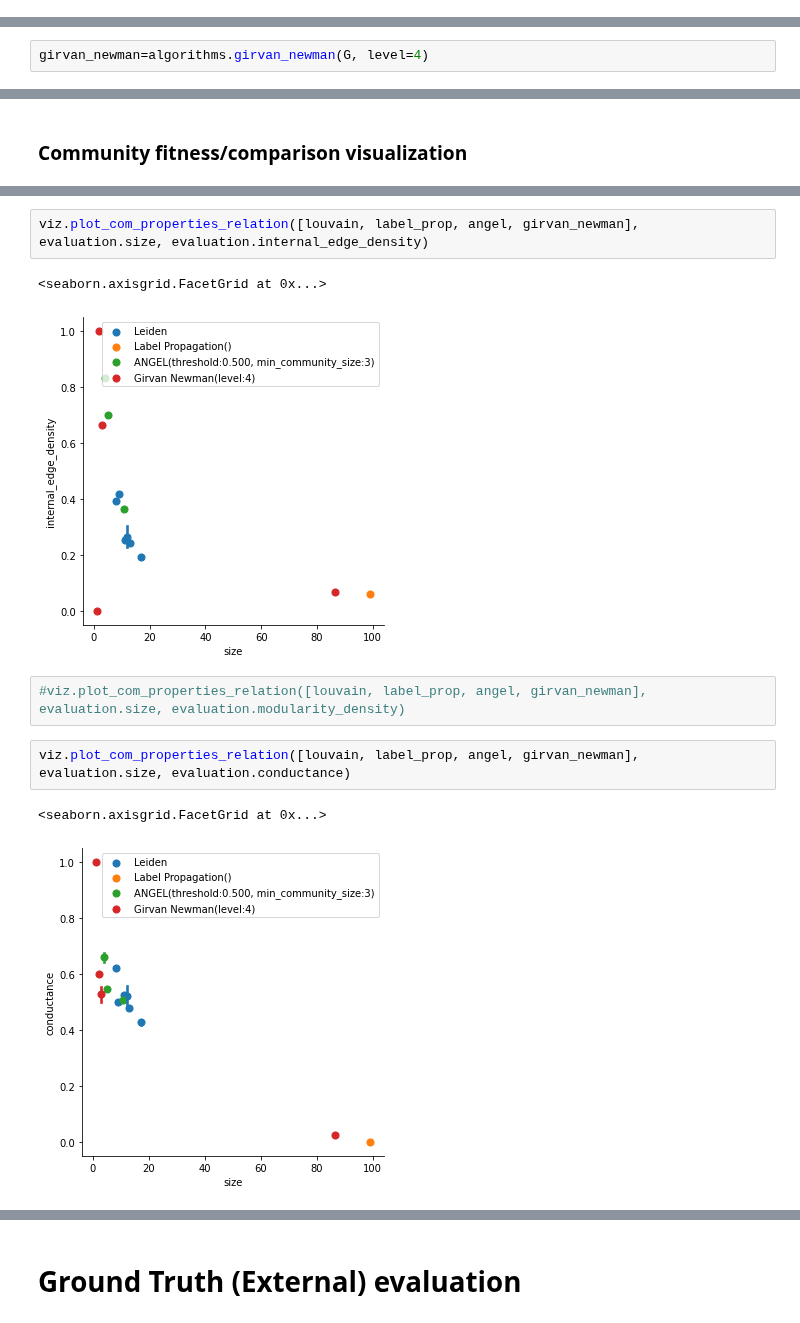
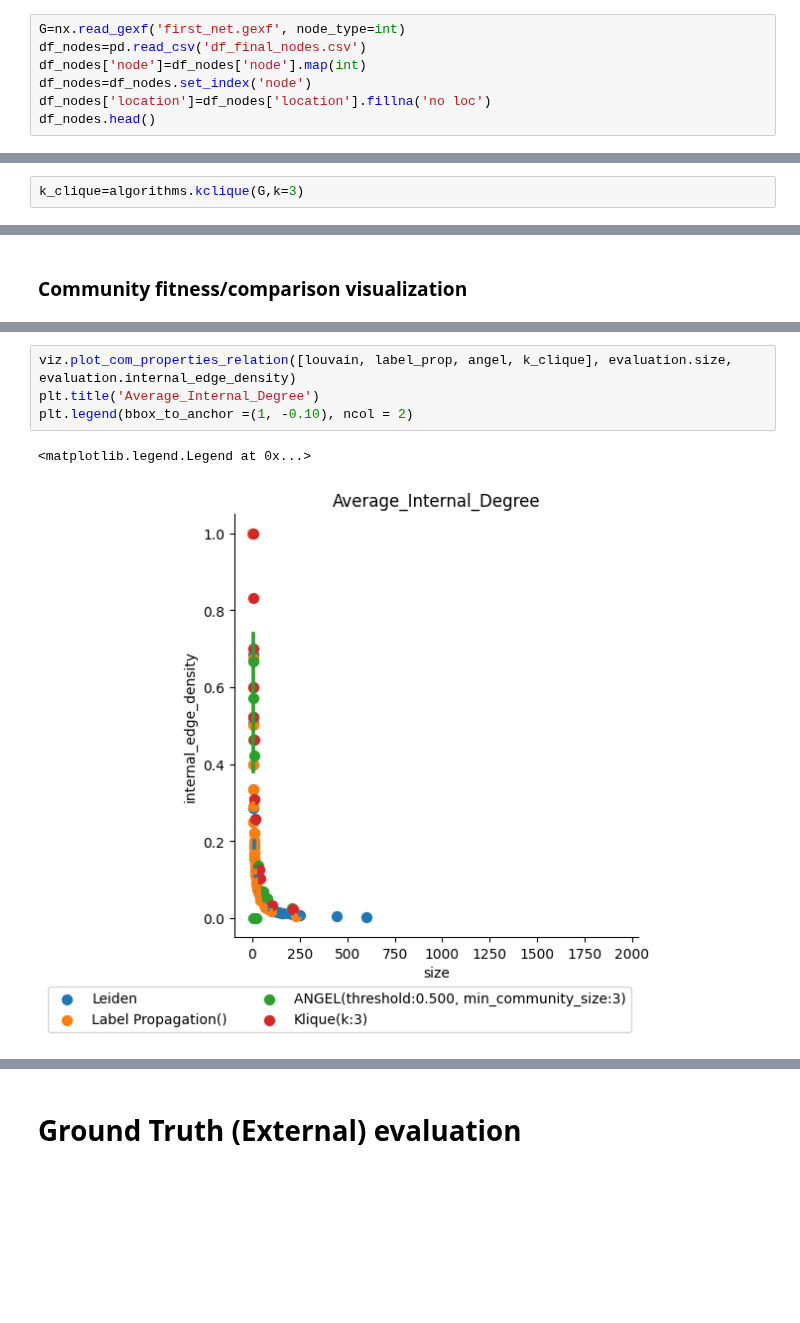
Before and after one commit to gatto/ds-network-analysis, a Jupyter notebook: py/project_tasks/Community Discovery.ipynb, the cells around one changed output, grey strips where cells are left out. Cells and saved outputs as stored; diff of their text form; blank space fills up the shorter version.

```diff
--- a/py/project_tasks/Community Discovery.ipynb
+++ b/py/project_tasks/Community Discovery.ipynb
@@ -137,0 +30,7 @@ for i in range(150):
+# %%
+G=nx.read_gexf('first_net.gexf', node_type=int)
+df_nodes=pd.read_csv('df_final_nodes.csv')
+df_nodes['node']=df_nodes['node'].map(int)
+df_nodes=df_nodes.set_index('node')
+df_nodes['location']=df_nodes['location'].fillna('no loc')
+df_nodes.head()
@@ -298,3 +241,3 @@ louvain.to_json()
 # %%
-girvan_newman=algorithms.girvan_newman(G, level=4)
+k_clique=algorithms.kclique(G,k=3)
 # %%
@@ -488,12 +494,7 @@ viz.plot_com_properties_relation([louvain, label_prop, angel, girvan_newman], ev
 # %%
-viz.plot_com_properties_relation([louvain, label_prop, angel, girvan_newman], evaluation.size, evaluation.internal_edge_density)
+viz.plot_com_properties_relation([louvain, label_prop, angel, k_clique], evaluation.size, evaluation.internal_edge_density)
+plt.title('Average_Internal_Degree')
+plt.legend(bbox_to_anchor =(1, -0.10), ncol = 2)
 # %% [output]
-<seaborn.axisgrid.FacetGrid at 0x...>
+<matplotlib.legend.Legend at 0x...>
-[figure, old version]
+[figure, new version]
-# %%
-#viz.plot_com_properties_relation([louvain, label_prop, angel, girvan_newman], evaluation.size, evaluation.modularity_density)
-# %%
-viz.plot_com_properties_relation([louvain, label_prop, angel, girvan_newman], evaluation.size, evaluation.conductance)
-# %% [output]
-<seaborn.axisgrid.FacetGrid at 0x...>
-[figure, removed]
```
Also changed, not shown: parts of 78 cells of this notebook, 9 other files.
